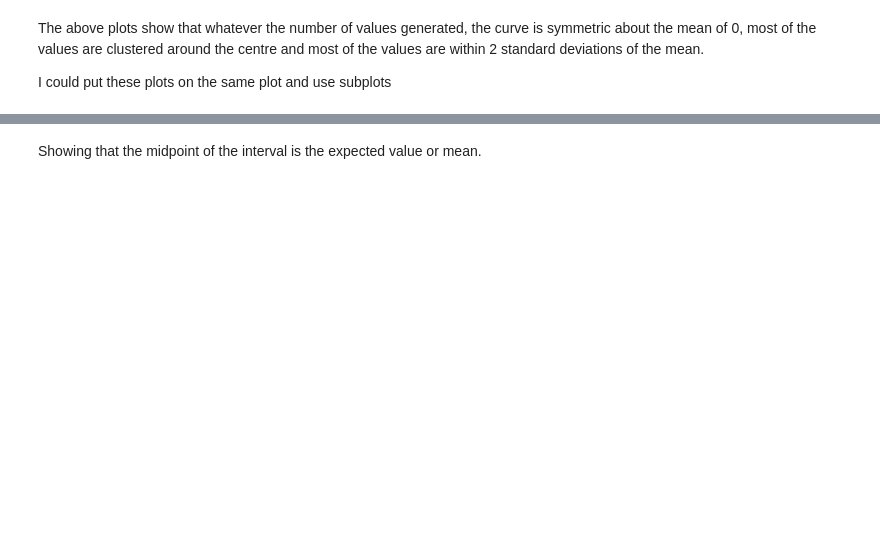
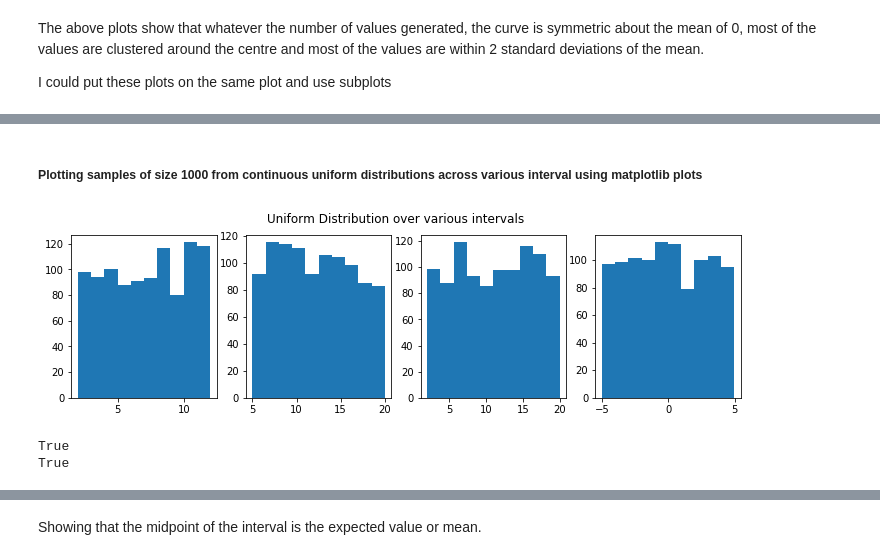
Before and after one commit to angela1C/Programming-for-Data-Analysis-numpy.random-project-2019, a Jupyter notebook: NumpyRandom.ipynb, the cells around one changed output, grey strips where cells are left out. Saved outputs shown, nothing was run; the diff lists cells and outputs as text; code cells hidden in the pictures; blank space fills up the shorter version.

```diff
--- a/NumpyRandom.ipynb
+++ b/NumpyRandom.ipynb
@@ -1183,0 +1119,36 @@ sns.distplot(x4, ax=axes[1, 1])
+# %% [markdown]
+##### Plotting samples of size 1000 from continuous uniform distributions across various interval using matplotlib plots
+# %%
+# Set up the matplotlib figure
+
+x1 = np.random.uniform(2,12,1000)
+x2 = np.random.uniform(5,20,1000)
+x3 = np.random.uniform(2,20,1000)
+x4 = np.random.uniform(-5,5,1000)
+
+
+plt.figure(figsize=(12, 3))
+
+plt.subplot(141)
+plt.hist(x1)
+plt.subplot(142)
+plt.hist(x2)
+plt.subplot(143)
+plt.hist(x3)
+plt.subplot(144)
+plt.hist(x4)
+plt.suptitle('Uniform Distribution over various intervals')
+plt.show()
+# %% [output]
+[figure, added]
+# %%
+# Draw samples from the uniform distribution in the interval $[-1,0)$:
+s = np.random.uniform(-1,0,1000)
+
+# Checking that all the values are within the given interval:
+print(np.all(s >= -1))
+
+print(np.all(s < 0))
+# %% [output]
+True
+True
```
Also changed, not shown: parts of 134 cells of this notebook, 1 other file.
